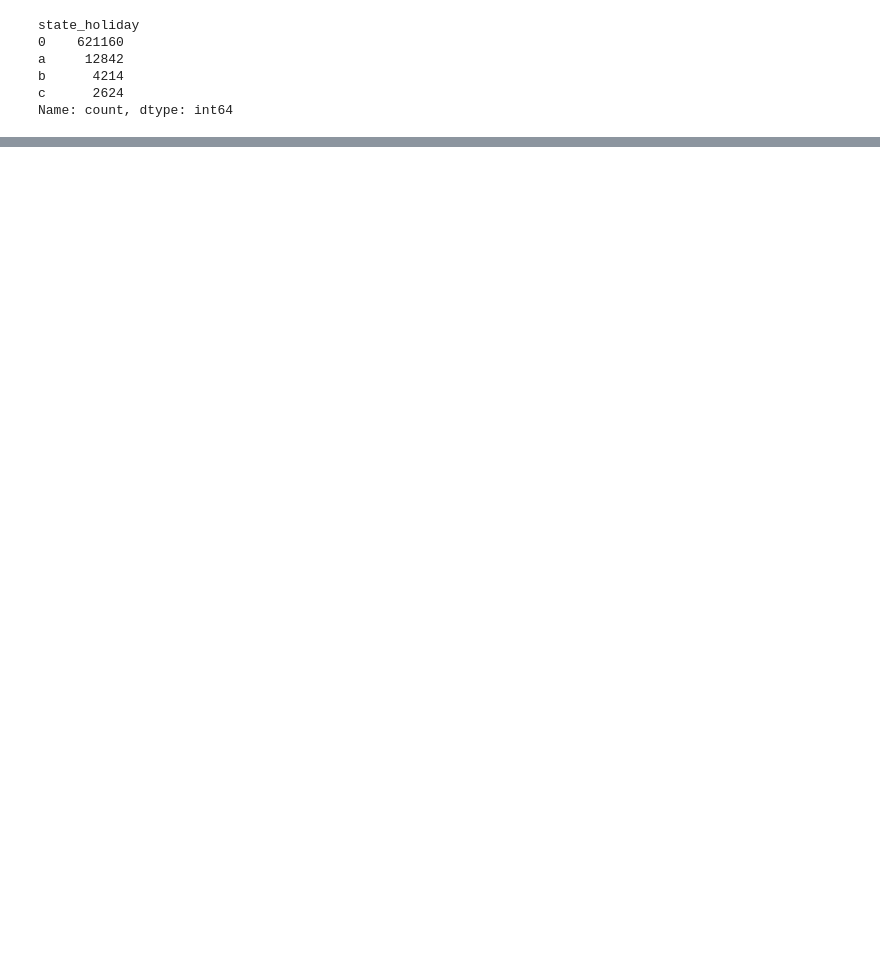
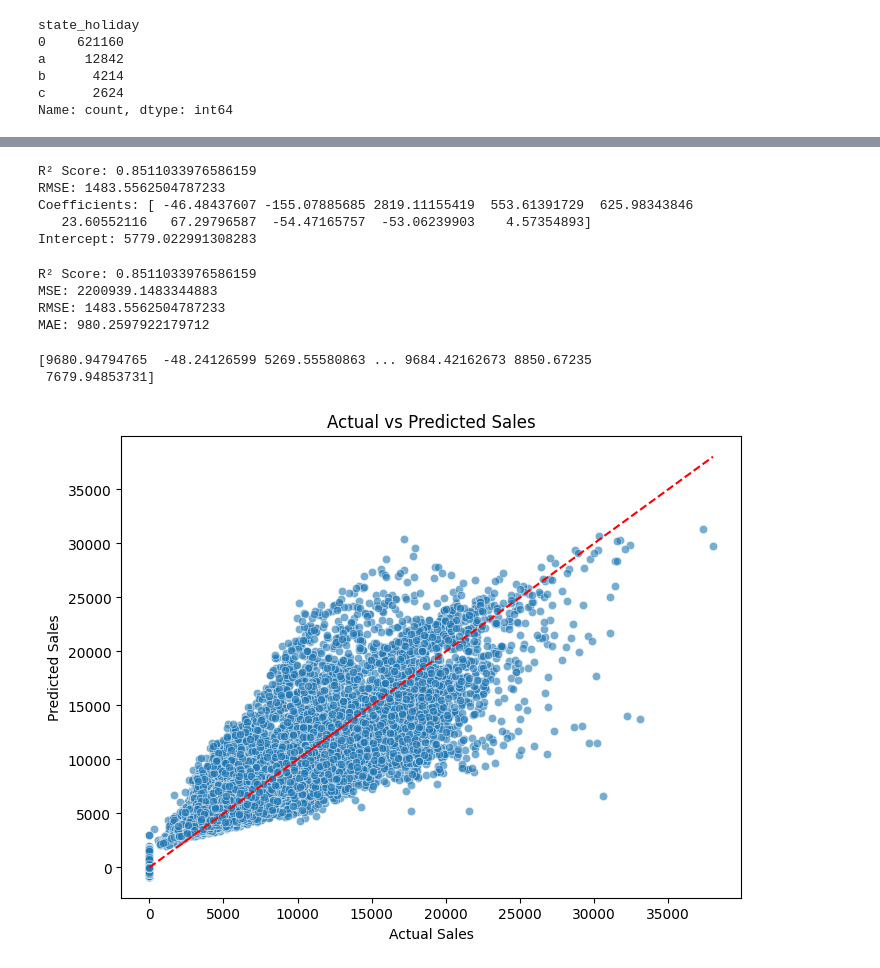
Before and after one commit to perlati/Mini-Project---G2, a Jupyter notebook: sales_g2.ipynb, the cells around one changed output, grey strips where cells are left out. Drawn from its saved outputs; the diff is of its cells as text; code cells hidden in the pictures; blank space fills up the shorter version.

```diff
--- a/sales_g2.ipynb
+++ b/sales_g2.ipynb
@@ -150,0 +361,18 @@ from sklearn.model_selection import train_test_split
+# %%
+# Preprocess the data: Scaling
+
+from sklearn.impute import SimpleImputer
+from sklearn.linear_model import LinearRegression
+from sklearn.preprocessing import StandardScaler
+
+scaler = StandardScaler()
+
+# Fit scaler only on training set
+X_train_scaled = scaler.fit_transform(X_train)
+
+# Apply same transformation to test set
+X_test_scaled = scaler.transform(X_test)
+
+# Fit model
+lin_reg = LinearRegression()
+lin_reg.fit(X_train_scaled, y_train)
@@ -150,0 +381,61 @@ from sklearn.model_selection import train_test_split
+# %%
+# Evaluate the model
+
+from sklearn.metrics import r2_score, mean_squared_error
+
+y_pred = lin_reg.predict(X_test_scaled)
+
+print("R² Score:", r2_score(y_test, y_pred))
+
+# compute RMSE manually to avoid using the 'squared' keyword (compatibility with older sklearn)
+mse = mean_squared_error(y_test, y_pred)
+rmse = np.sqrt(mse)
+print("RMSE:", rmse)
+
+print("Coefficients:", lin_reg.coef_)
+
+print("Intercept:", lin_reg.intercept_)
+# %% [output]
+R² Score: 0.8511033976586159
+RMSE: 1483.5562504787233
+Coefficients: [ -46.48437607 -155.07885685 2819.11155419  553.61391729  625.98343846
+   23.60552116   67.29796587  -54.47165757  -53.06239903    4.57354893]
+Intercept: 5779.022991308283
+# %%
+# This is a regression problem (sales are continuous).
+# Use regression metrics instead of classification metrics like fbeta_score.
+
+# compute regression metrics (r2_score and mean_squared_error were already imported earlier)
+mse_reg = mean_squared_error(y_test, y_pred)
+rmse_reg = np.sqrt(mse_reg)
+mae_reg = np.mean(np.abs(y_test - y_pred))
+r2_reg = r2_score(y_test, y_pred)
+
+print("R² Score:", r2_reg)
+print("MSE:", mse_reg)
+print("RMSE:", rmse_reg)
+print("MAE:", mae_reg)
+# %% [output]
+R² Score: 0.8511033976586159
+MSE: 2200939.1483344883
+RMSE: 1483.5562504787233
+MAE: 980.2597922179712
+# %%
+# Print predicted values
+
+print(y_pred)
+# %% [output]
+[9680.94794765  -48.24126599 5269.55580863 ... 9684.42162673 8850.67235
+ 7679.94853731]
+# %%
+import matplotlib.pyplot as plt
+
+plt.figure(figsize=(8,6))
+sns.scatterplot(x=y_test, y=y_pred, alpha=0.6)
+sns.lineplot(x=y_test, y=y_test, color='red', linestyle='--')  # Perfect prediction line
+plt.xlabel("Actual Sales")
+plt.ylabel("Predicted Sales")
+plt.title("Actual vs Predicted Sales")
+plt.show()
+# %% [output]
+[figure, added]
```
Also changed, not shown: parts of 21 cells of this notebook, 4 other files.
